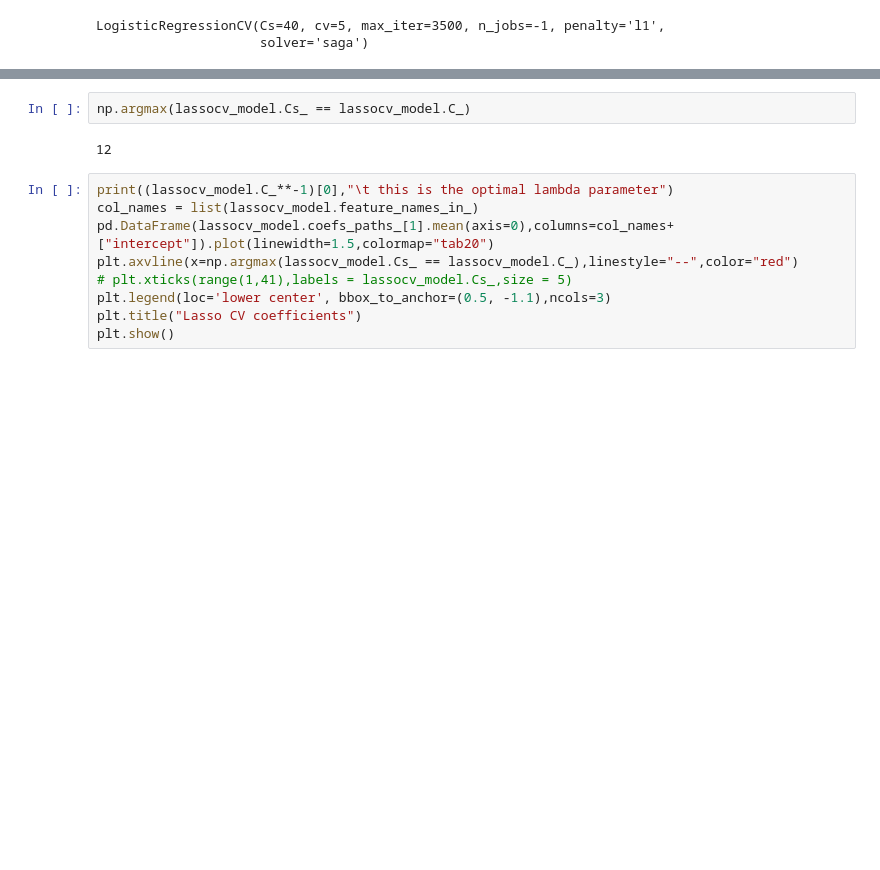
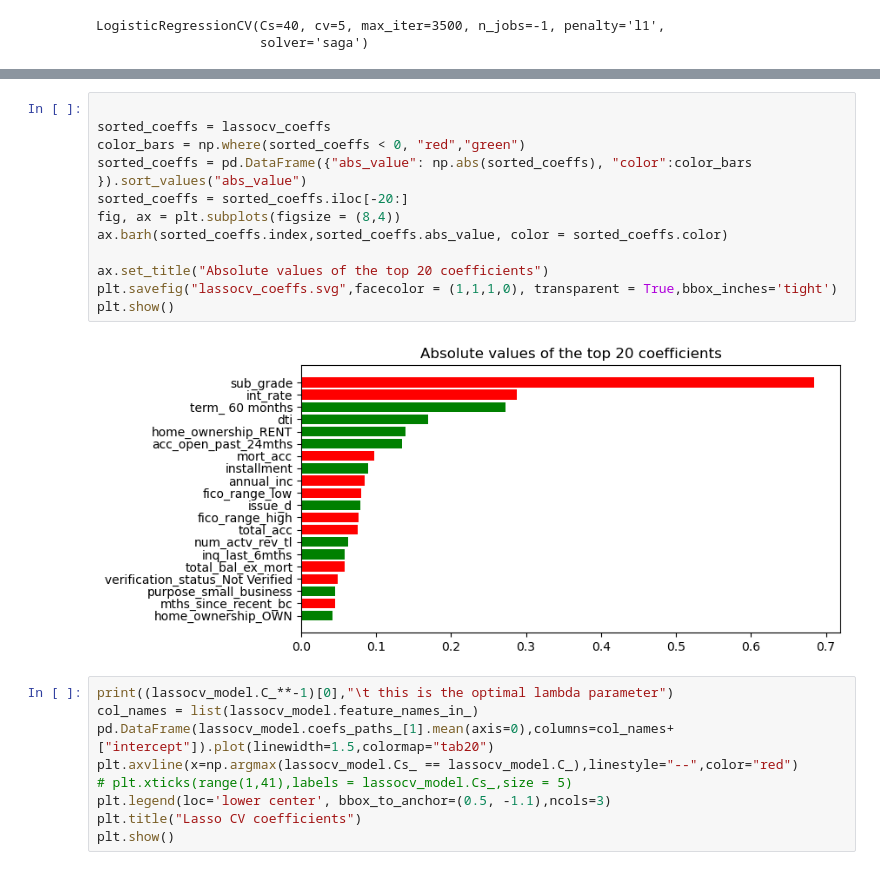
Before and after one commit to G-Mass/MTFI-project, a Jupyter notebook: p2p_lending_credit_risk_assessment.ipynb, the cells around one changed output, grey strips where cells are left out. Drawn from its saved outputs; the diff is of its cells as text; blank space fills up the shorter version.

```diff
--- a/p2p_lending_credit_risk_assessment.ipynb
+++ b/p2p_lending_credit_risk_assessment.ipynb
@@ -514,10 +527,20 @@ home_ownership_RENT                 0.139051
 dti                                 0.169297
 term_ 60 months                     0.273113
 dtype: float64
-# %%
-np.argmax(lassocv_model.Cs_ == lassocv_model.C_)
-# %% [output]
-12
+# %%
+
+sorted_coeffs = lassocv_coeffs
+color_bars = np.where(sorted_coeffs < 0, "red","green")
+sorted_coeffs = pd.DataFrame({"abs_value": np.abs(sorted_coeffs), "color":color_bars }).sort_values("abs_value")
+sorted_coeffs = sorted_coeffs.iloc[-20:]
+fig, ax = plt.subplots(figsize = (8,4))
+ax.barh(sorted_coeffs.index,sorted_coeffs.abs_value, color = sorted_coeffs.color)
+
+ax.set_title("Absolute values of the top 20 coefficients")
+plt.savefig("lassocv_coeffs.svg",facecolor = (1,1,1,0), transparent = True,bbox_inches='tight')
+plt.show()
+# %% [output]
+[figure, added]
 # %%
 print((lassocv_model.C_**-1)[0],"\t this is the optimal lambda parameter")
 col_names = list(lassocv_model.feature_names_in_)
```
Also changed, not shown: parts of 31 cells of this notebook, 11 other files.
